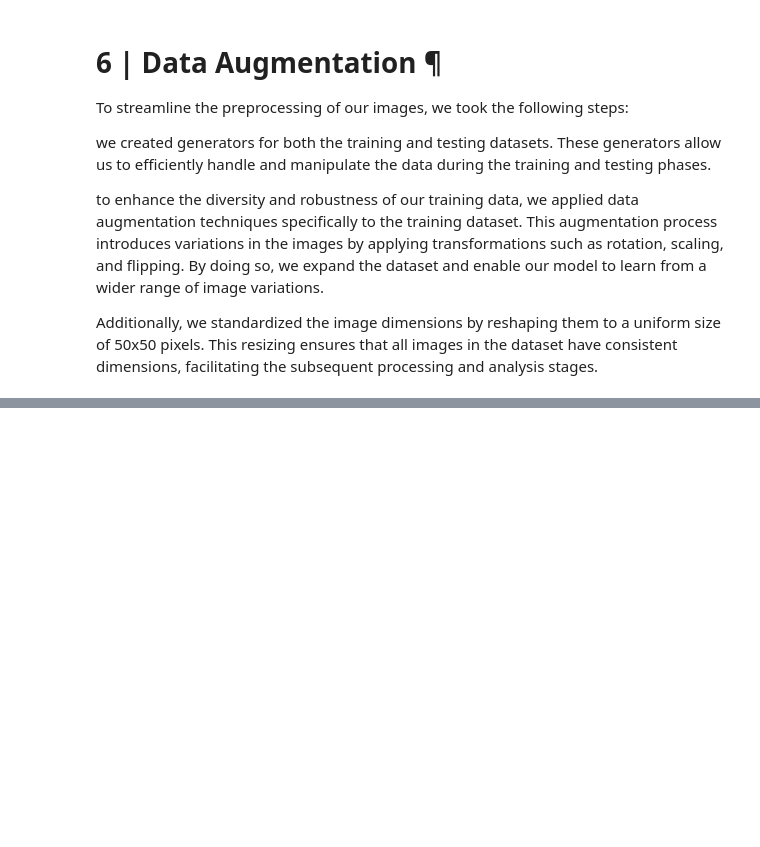
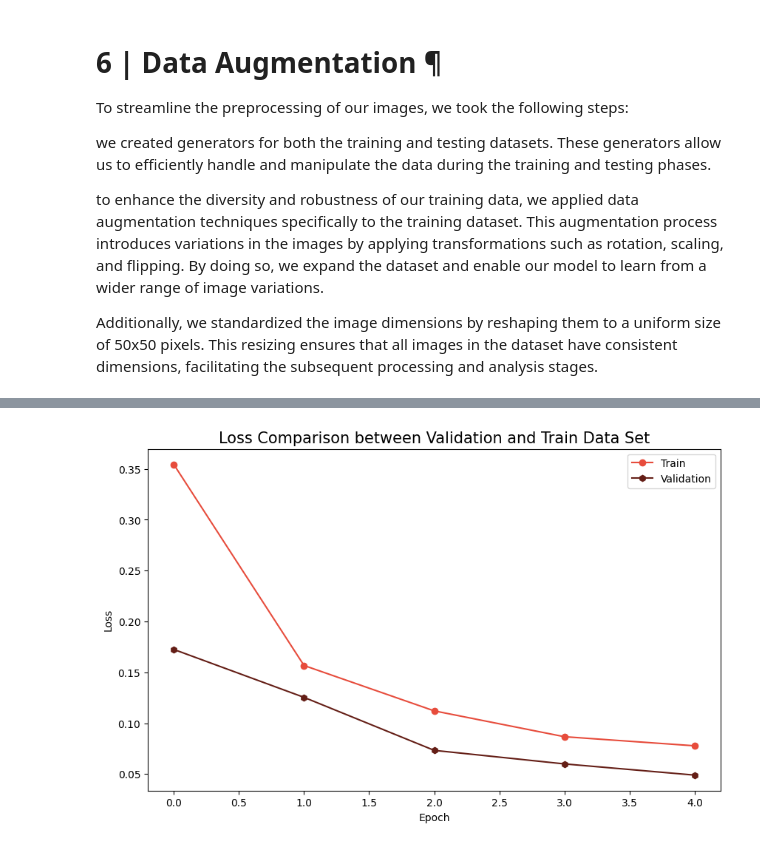
Before and after one commit to Abhishek-guptaaa/Rice-image-classification-Using-Deep-learing, a Jupyter notebook: Rice_image_classification_Using_Dee_learing.ipynb, the cells around one changed output, grey strips where cells are left out. Cells and saved outputs as stored; diff of their text form; code cells hidden in the pictures; blank space fills up the shorter version.

```diff
--- a/Rice_image_classification_Using_Dee_learing.ipynb
+++ b/Rice_image_classification_Using_Dee_learing.ipynb
@@ -241,0 +291,14 @@ Found 15000 validated image filenames belonging to 5 classes.
+# %%
+import matplotlib.pyplot as plt
+
+# Loss comparison between Validation and Train Data set
+plt.figure(figsize=(10, 6))
+plt.plot(history.history['loss'], color="#E74C3C", marker='o')  # Training loss
+plt.plot(history.history['val_loss'], color='#641E16', marker='h')  # Validation loss
+plt.title('Loss Comparison between Validation and Train Data Set', fontsize=15)
+plt.ylabel('Loss')  # Change this to 'Loss' instead of 'Accuracy'
+plt.xlabel('Epoch')
+plt.legend(['Train', 'Validation'], loc='best')
+plt.show()
+# %% [output]
+[figure, added]
```
Also changed, not shown: parts of 5 cells of this notebook.
